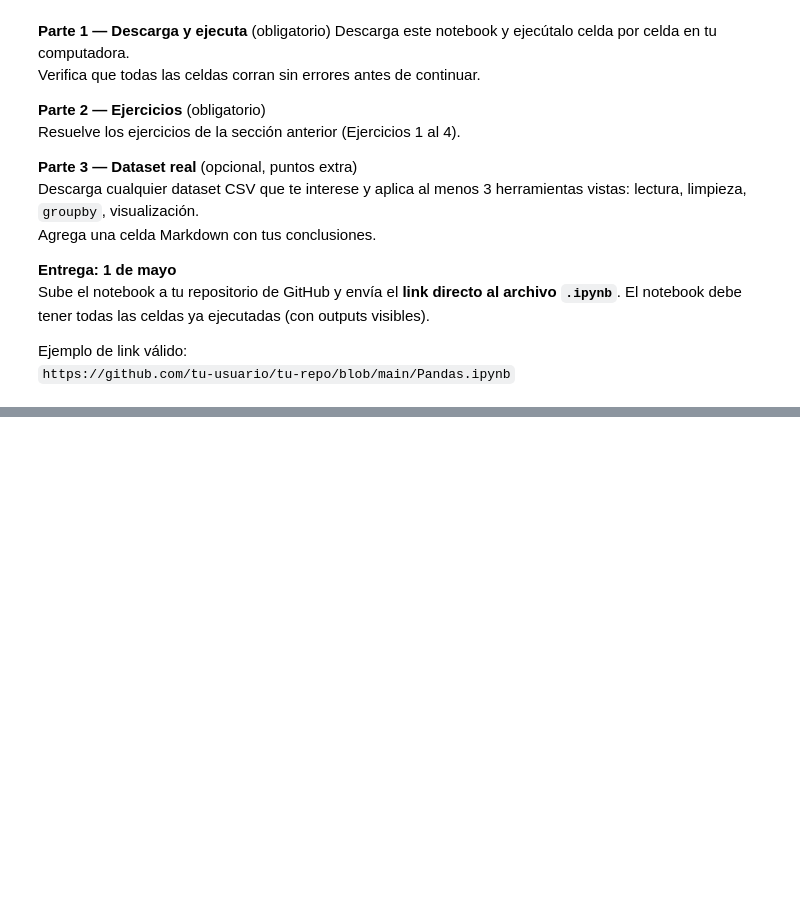
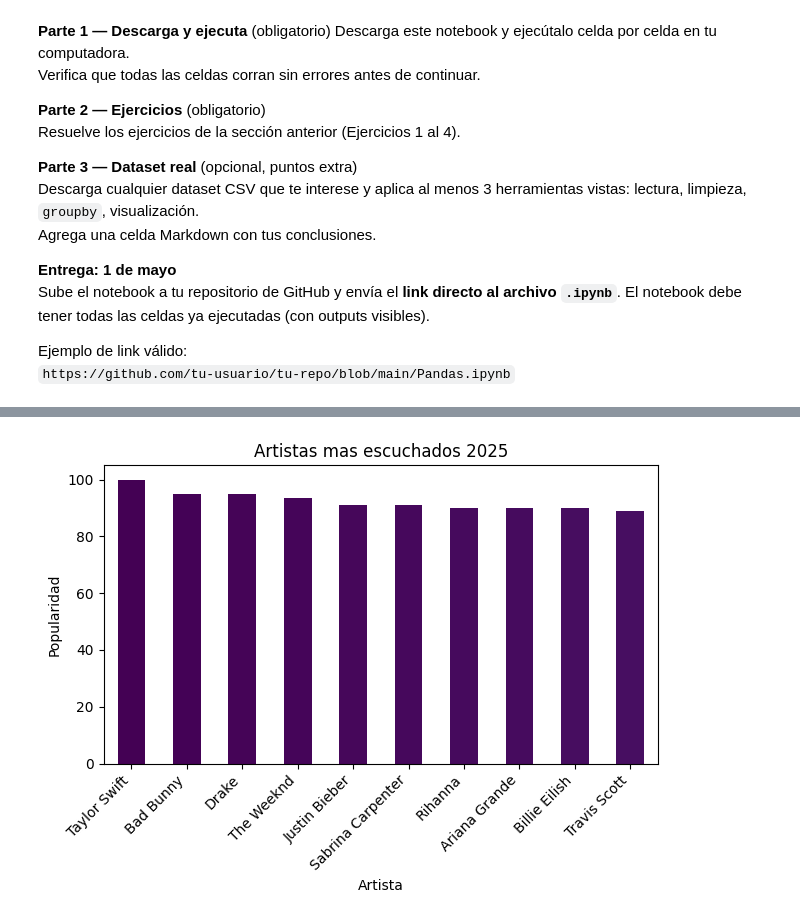
Before and after one commit to DeboraTablas/F12-Programacion, a Jupyter notebook: ejemplos/python/Pandas.ipynb, the cells around one changed output, grey strips where cells are left out. Saved outputs shown, nothing was run; the diff lists cells and outputs as text; code cells hidden in the pictures; blank space fills up the shorter version.

Commit message:
Ejercicios panda

```diff
--- a/ejemplos/python/Pandas.ipynb
+++ b/ejemplos/python/Pandas.ipynb
@@ -1109,0 +1112,5 @@ Ejemplo de link válido:
+# %%
+import pandas as pd
+df= pd.read_csv("spotify_data_clean.csv")
+
+df.head(10)
@@ -1109,0 +1129,7 @@ Ejemplo de link válido:
+# %%
+df.info()
+df.describe().round(2)
+
+df = df.dropna()
+df = df.fillna(0)
+df=df.drop_duplicates()
@@ -1109,0 +1175,19 @@ Ejemplo de link válido:
+# %%
+import matplotlib.pyplot as plt
+
+top_artistas = df.groupby("artist_name")["artist_popularity"].mean().sort_values(ascending=False).head(10)
+
+colors = plt.cm.viridis(range(len(top_artistas)))
+
+top_artistas.plot(kind="bar", color=colors)
+
+plt.title("Artistas mas escuchados 2025")
+plt.xlabel("Artista")
+plt.ylabel("Popularidad")
+
+plt.xticks(rotation=45, ha="right")
+plt.tight_layout()
+
+plt.show()
+# %% [output]
+[figure, added]
```
Also changed, not shown: parts of 6 cells of this notebook, 1 other file.
